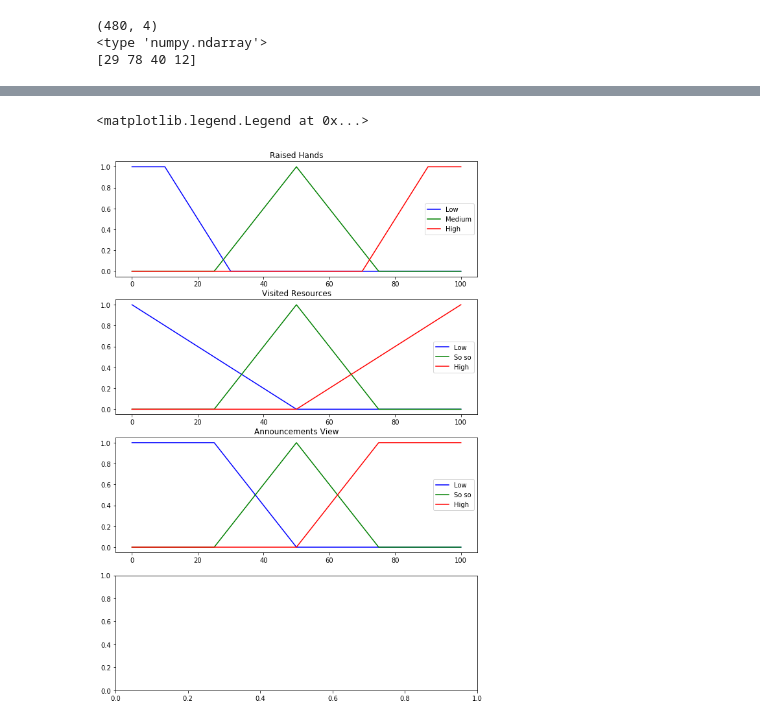
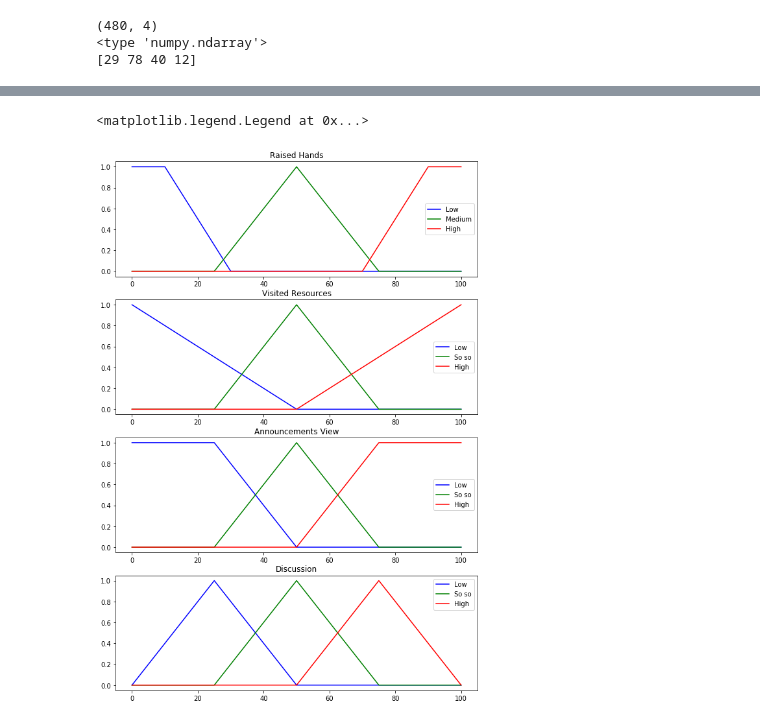
Before and after one commit to mvp18/Student-Academic-Performance, a Jupyter notebook: scripts/kaggle/fuzzy_variables.ipynb, the cells around one changed output, grey strips where cells are left out. Drawn from its saved outputs; the diff is of its cells as text; code cells hidden in the pictures.

```diff
--- a/scripts/kaggle/fuzzy_variables.ipynb
+++ b/scripts/kaggle/fuzzy_variables.ipynb
@@ -94,29 +94,31 @@ d_hi = fuzz.trimf(a, [50, 75, 100])
 # %%
 fig, (ax0, ax1, ax2, ax3) = plt.subplots(nrows=4, figsize=(10, 15))
 
 ax0.plot(a, rh_lo, 'b', linewidth=1.5, label = 'Low')
 ax0.plot(a, rh_avg, 'g', linewidth=1.5, label = 'Medium')
 ax0.plot(a, rh_hi, 'r', linewidth=1.5, label = 'High')
 ax0.set_title('Raised Hands')
 ax0.legend()
 
 ax1.plot(a, vr_lo, 'b', linewidth=1.5, label='Low')
 ax1.plot(a, vr_avg, 'g', linewidth=1.5, label='So so')
 ax1.plot(a, vr_hi, 'r', linewidth=1.5, label='High')
 ax1.set_title('Visited Resources')
 ax1.legend()
 
 ax2.plot(a, av_lo, 'b', linewidth=1.5, label='Low')
 ax2.plot(a, av_avg, 'g', linewidth=1.5, label='So so')
 ax2.plot(a, av_hi, 'r', linewidth=1.5, label='High')
 ax2.set_title('Announcements View')
 ax2.legend()
 
-ax2.plot(a, av_lo, 'b', linewidth=1.5, label='Low')
-ax2.plot(a, av_avg, 'g', linewidth=1.5, label='So so')
-ax2.plot(a, av_hi, 'r', linewidth=1.5, label='High')
-ax2.set_title('Announcements View')
-ax2.legend()
+ax3.plot(a, d_lo, 'b', linewidth=1.5, label='Low')
+ax3.plot(a, d_avg, 'g', linewidth=1.5, label='So so')
+ax3.plot(a, d_hi, 'r', linewidth=1.5, label='High')
+ax3.set_title('Discussion')
+ax3.legend()
+
+#Next use it to construct rule base.
 # %% [output]
 <matplotlib.legend.Legend at 0x...>
-[figure, old version]
+[figure, new version]
```
